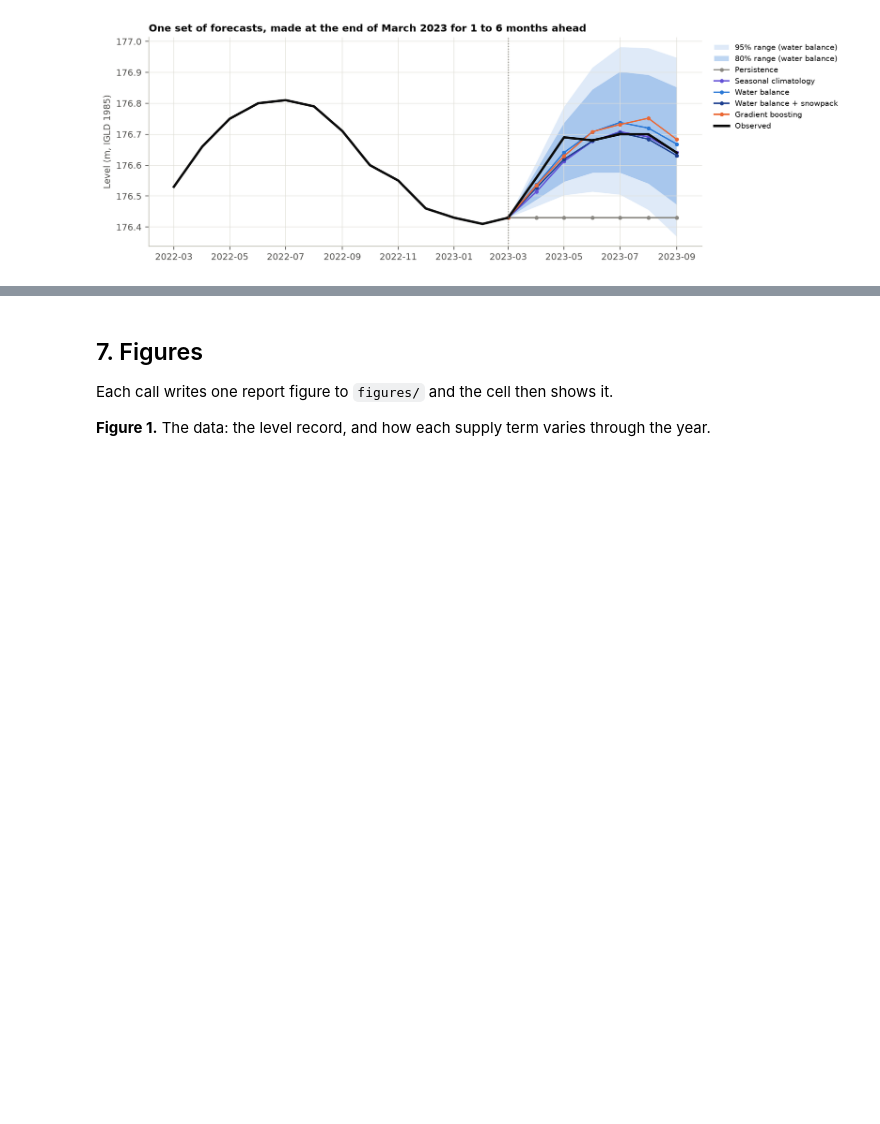
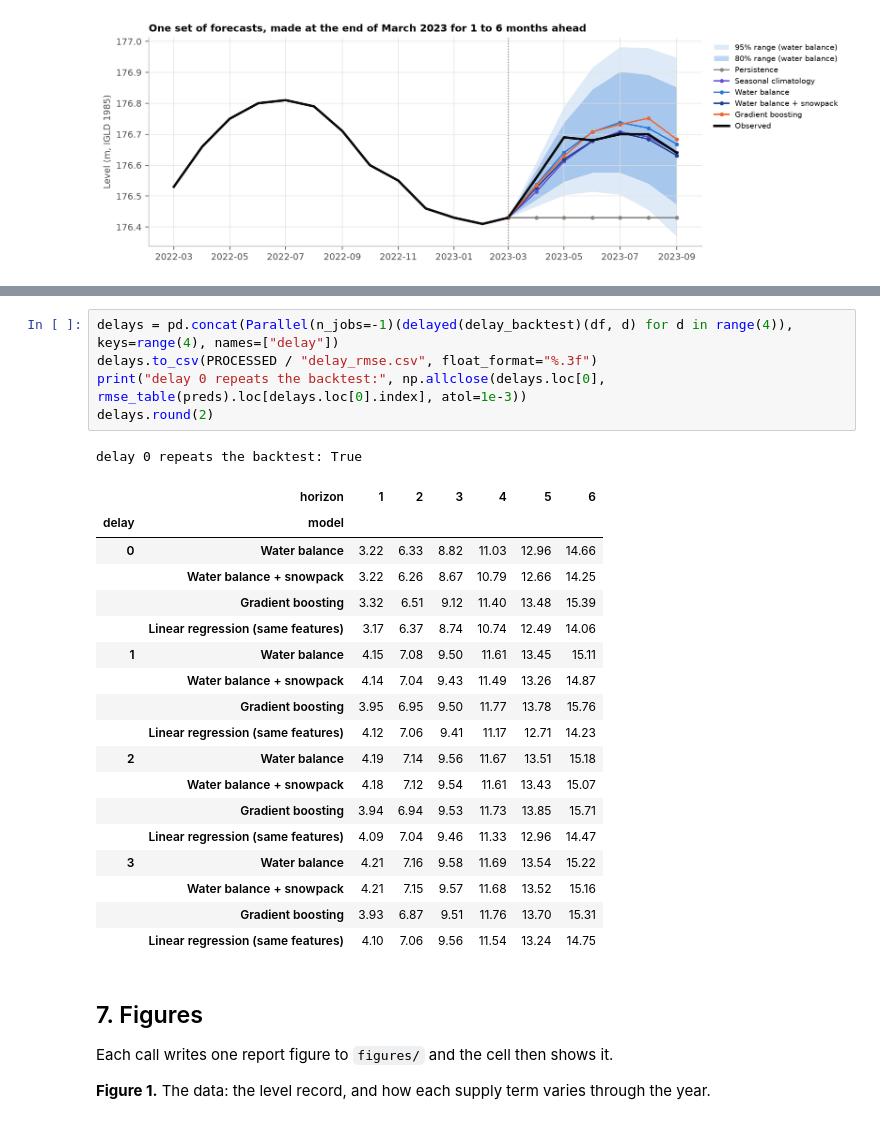
Before and after one commit to samuspdf/Great_Lakes_level, a Jupyter notebook: notebooks/main.ipynb, the cells around one changed output, grey strips where cells are left out. Drawn from its saved outputs; the diff is of its cells as text; blank space fills up the shorter version.

```diff
--- a/notebooks/main.ipynb
+++ b/notebooks/main.ipynb
@@ -285,3 +331,28 @@ wrote figures/fig11_example_forecast.png
+# %%
+delays = pd.concat(Parallel(n_jobs=-1)(delayed(delay_backtest)(df, d) for d in range(4)), keys=range(4), names=["delay"])
+delays.to_csv(PROCESSED / "delay_rmse.csv", float_format="%.3f")
+print("delay 0 repeats the backtest:", np.allclose(delays.loc[0], rmse_table(preds).loc[delays.loc[0].index], atol=1e-3))
+delays.round(2)
+# %% [output]
+delay 0 repeats the backtest: True
+|  | horizon | 1 | 2 | 3 | 4 | 5 | 6 |
+| delay | model |  |  |  |  |  |  |
+| 0 | Water balance | 3.22 | 6.33 | 8.82 | 11.03 | 12.96 | 14.66 |
+|  | Water balance + snowpack | 3.22 | 6.26 | 8.67 | 10.79 | 12.66 | 14.25 |
+|  | Gradient boosting | 3.32 | 6.51 | 9.12 | 11.40 | 13.48 | 15.39 |
+|  | Linear regression (same features) | 3.17 | 6.37 | 8.74 | 10.74 | 12.49 | 14.06 |
+| 1 | Water balance | 4.15 | 7.08 | 9.50 | 11.61 | 13.45 | 15.11 |
+|  | Water balance + snowpack | 4.14 | 7.04 | 9.43 | 11.49 | 13.26 | 14.87 |
+|  | Gradient boosting | 3.95 | 6.95 | 9.50 | 11.77 | 13.78 | 15.76 |
+|  | Linear regression (same features) | 4.12 | 7.06 | 9.41 | 11.17 | 12.71 | 14.23 |
+| 2 | Water balance | 4.19 | 7.14 | 9.56 | 11.67 | 13.51 | 15.18 |
+|  | Water balance + snowpack | 4.18 | 7.12 | 9.54 | 11.61 | 13.43 | 15.07 |
+|  | Gradient boosting | 3.94 | 6.94 | 9.53 | 11.73 | 13.85 | 15.71 |
+|  | Linear regression (same features) | 4.09 | 7.04 | 9.46 | 11.33 | 12.96 | 14.47 |
+| 3 | Water balance | 4.21 | 7.16 | 9.58 | 11.69 | 13.54 | 15.22 |
+|  | Water balance + snowpack | 4.21 | 7.15 | 9.57 | 11.68 | 13.52 | 15.16 |
+|  | Gradient boosting | 3.93 | 6.87 | 9.51 | 11.76 | 13.70 | 15.31 |
+|  | Linear regression (same features) | 4.10 | 7.06 | 9.56 | 11.54 | 13.24 | 14.75 |
 # %% [markdown]
 ## 7. Figures
 
```
Also changed, not shown: parts of 15 cells of this notebook, 12 other files.
